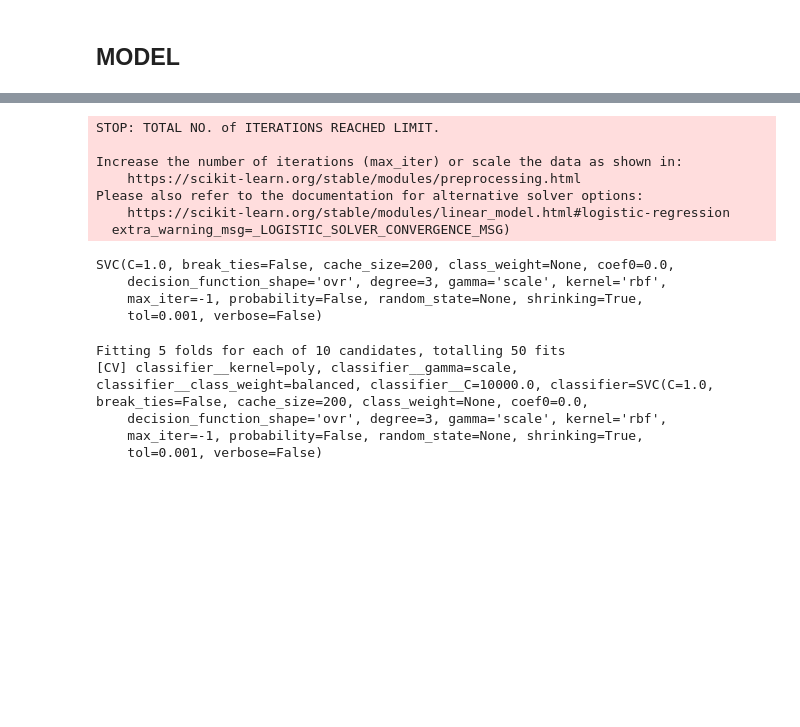
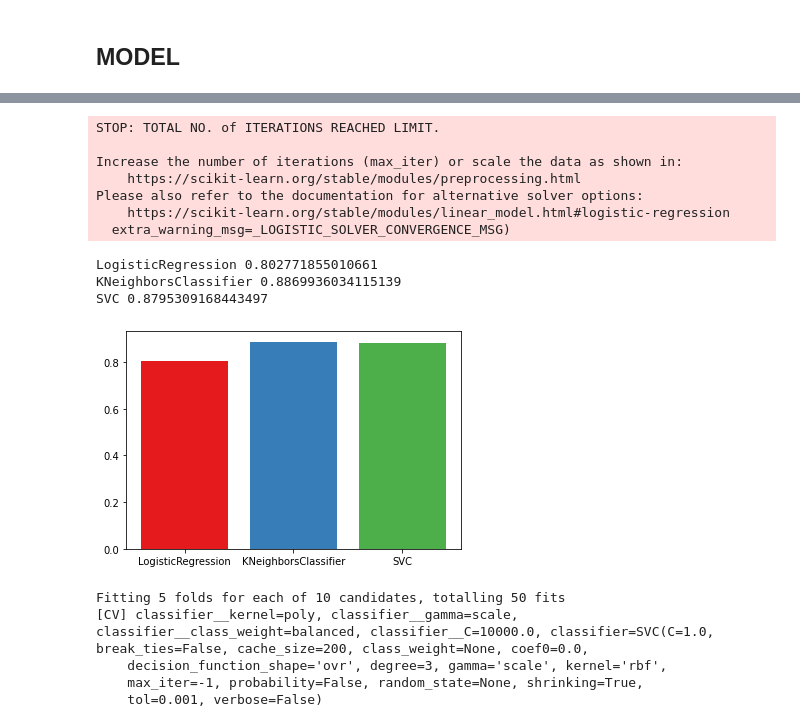
Before and after one commit to opopiol/ML_project, a Jupyter notebook: model.ipynb, the cells around one changed output, grey strips where cells are left out. Saved outputs shown, nothing was run; the diff lists cells and outputs as text; code cells hidden in the pictures; blank space fills up the shorter version.

```diff
--- a/model.ipynb
+++ b/model.ipynb
@@ -234,12 +230,0 @@ For uniform strategy score is 0.49431009957325744 with labels: [-1  1]
-# %%
-#Logistic Regression
-
-clf = LogisticRegression(random_state=0).fit(X, y)
-# %% [output]
-STOP: TOTAL NO. of ITERATIONS REACHED LIMIT.
-
-Increase the number of iterations (max_iter) or scale the data as shown in:
-    https://scikit-learn.org/stable/modules/preprocessing.html
-Please also refer to the documentation for alternative solver options:
-    https://scikit-learn.org/stable/modules/linear_model.html#logistic-regression
-  extra_warning_msg=_LOGISTIC_SOLVER_CONVERGENCE_MSG)
@@ -250,13 +231,36 @@ knn = KNeighborsClassifier().fit(X, y)
-# %%
-#SVC
-
-svc = svm.SVC()
-svc.fit(X, y)
-# %% [output]
-SVC(C=1.0, break_ties=False, cache_size=200, class_weight=None, coef0=0.0,
-    decision_function_shape='ovr', degree=3, gamma='scale', kernel='rbf',
-    max_iter=-1, probability=False, random_state=None, shrinking=True,
-    tol=0.001, verbose=False)
+# %%
+log_clf = LogisticRegression(random_state=0)
+knn_clf = KNeighborsClassifier()
+svm_clf = SVC()
+#voting_clf = VotingClassifier()
+
+clf_list = [log_clf, knn_clf, svm_clf]
+
+def clf_scores(list):
+  """This function shows scores and plot with scores of the classifiers given in the list
+    :param list: list of classifiers
+    :return: print(clf.__class__.__name__, accuracy_score(y_test, y_pred)): scores of the classifiers given in the list
+    :return: plt.bar(clf.__class__.__name__, accuracy_score(y_test, y_pred)): plot with scores of the classifiers given in the list
+    """
+  for clf in list:
+    clf.fit(X_train, y_train)
+    y_pred = clf.predict(X_test)
+    print(clf.__class__.__name__, accuracy_score(y_test, y_pred))
+    plt.bar(clf.__class__.__name__, accuracy_score(y_test, y_pred));
+
+clf_scores(clf_list)
+# %% [output]
+STOP: TOTAL NO. of ITERATIONS REACHED LIMIT.
+
+Increase the number of iterations (max_iter) or scale the data as shown in:
+    https://scikit-learn.org/stable/modules/preprocessing.html
+Please also refer to the documentation for alternative solver options:
+    https://scikit-learn.org/stable/modules/linear_model.html#logistic-regression
+  extra_warning_msg=_LOGISTIC_SOLVER_CONVERGENCE_MSG)
+LogisticRegression 0.802771855010661
+KNeighborsClassifier 0.8869936034115139
+SVC 0.8795309168443497
+[figure, added]
 # %%
 #RandomForestClassifier
 
```
Also changed, not shown: parts of 14 cells of this notebook.
